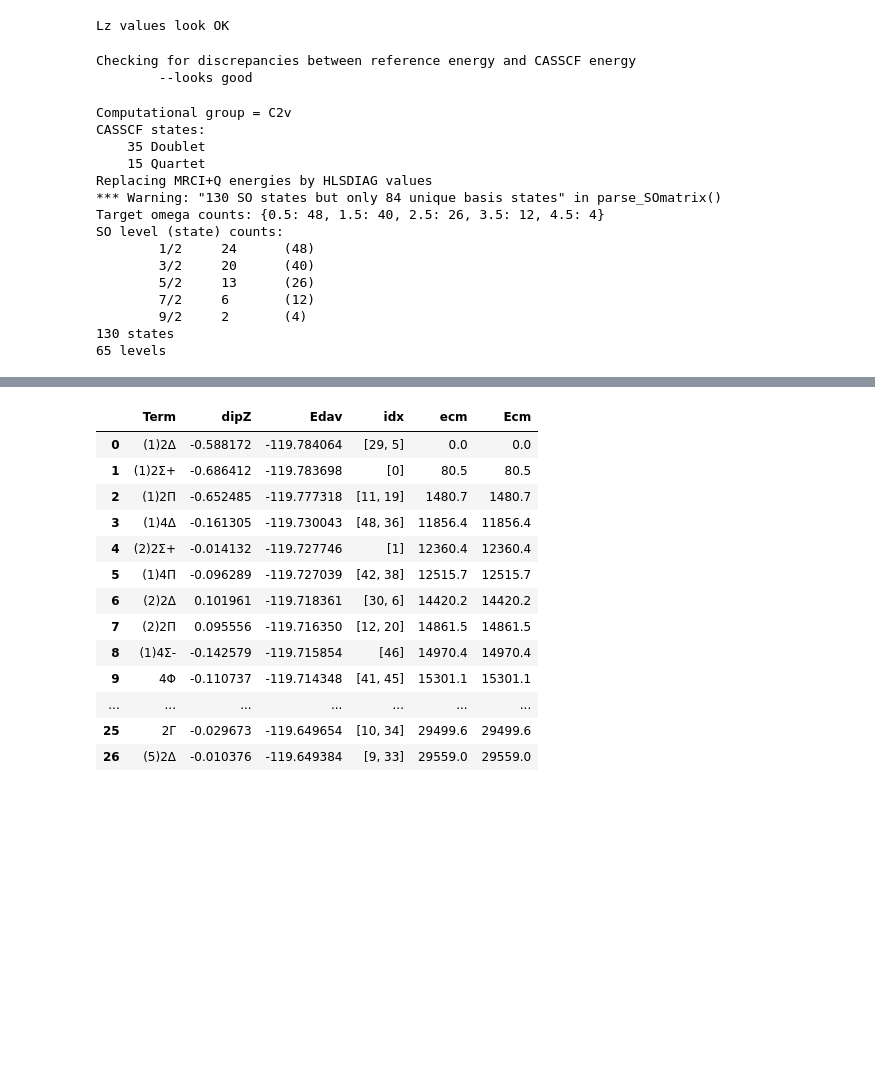
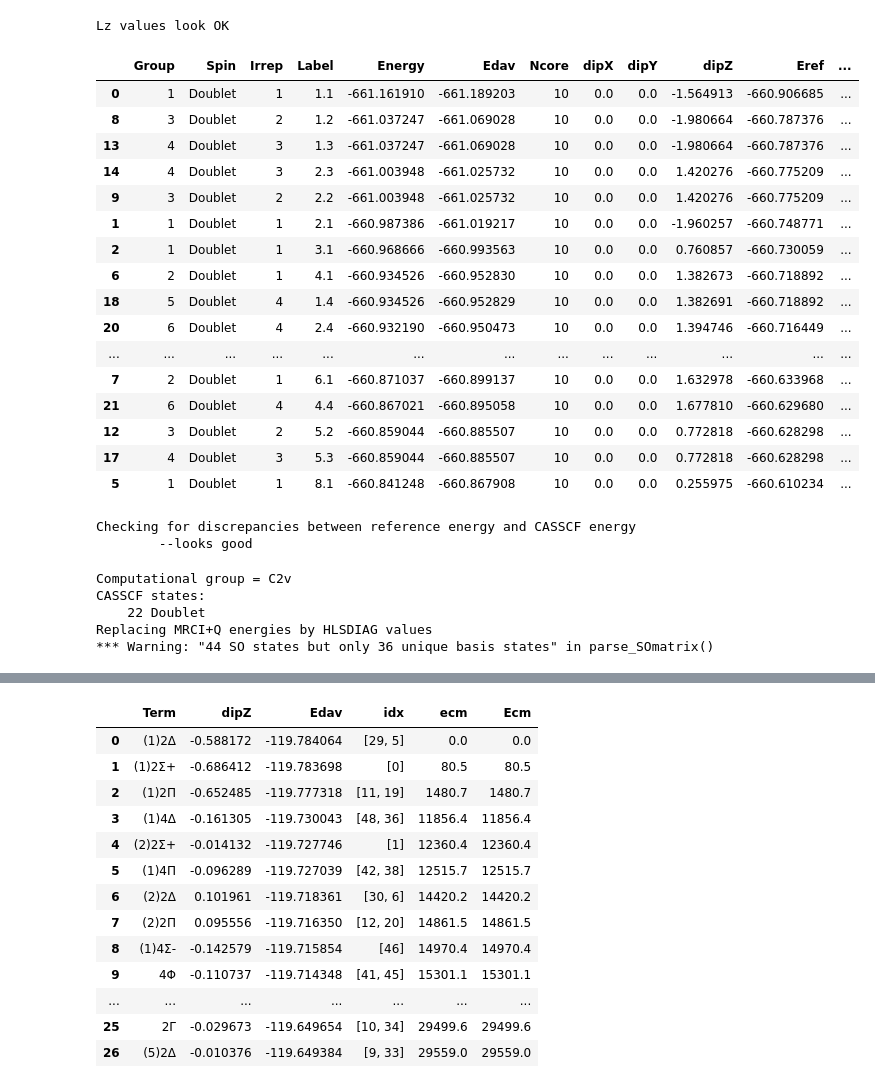
Before and after one commit to kkinist/diatomic_SOC, a Jupyter notebook: SOCI_assign_with_props_c2v.ipynb, the cells around one changed output, grey strips where cells are left out. Saved outputs shown, nothing was run; the diff lists cells and outputs as text; code cells hidden in the pictures; blank space fills up the shorter version.

```diff
--- a/SOCI_assign_with_props_c2v.ipynb
+++ b/SOCI_assign_with_props_c2v.ipynb
@@ -18,5 +18,7 @@ import chem_subs as chem
 pd.set_option('display.width', 1000)
 # %%
 fsoci = 'ac5z_hybB_r2p2444_lz.pro'
+fsoci = '../UMemphis/mgcl-equil-karl-block.pro'
+#fsoci = '../UMemphis/mgcl_small4.pro'
 print('Will read SO-CI info from file: {:s}'.format(fsoci))
 # %% [output]
@@ -130,6 +149,27 @@ for m in cilist:
     m.transfer_lz(CAS.results)
 mrci = [mpr.MRCIstate(row) for m in cilist for (irow, row) in m.results.iterrows()]
 dfci = mpr.combineMRCI(cilist)
+# %%
+dfci['ecm'] = np.round( (dfci.Edav - dfci.Edav.min()) * chem.AU2CM, 1)
+dfci.sort_values('Edav')
+# %% [output]
+|  | Group | Spin | Irrep | Label | Energy | Edav | Ncore | dipX | dipY | dipZ | Eref | ... |
+| 0 | 1 | Doublet | 1 | 1.1 | -661.161910 | -661.189203 | 10 | 0.0 | 0.0 | -1.564913 | -660.906685 | ... |
+| 8 | 3 | Doublet | 2 | 1.2 | -661.037247 | -661.069028 | 10 | 0.0 | 0.0 | -1.980664 | -660.787376 | ... |
+| 13 | 4 | Doublet | 3 | 1.3 | -661.037247 | -661.069028 | 10 | 0.0 | 0.0 | -1.980664 | -660.787376 | ... |
+| 14 | 4 | Doublet | 3 | 2.3 | -661.003948 | -661.025732 | 10 | 0.0 | 0.0 | 1.420276 | -660.775209 | ... |
+| 9 | 3 | Doublet | 2 | 2.2 | -661.003948 | -661.025732 | 10 | 0.0 | 0.0 | 1.420276 | -660.775209 | ... |
+| 1 | 1 | Doublet | 1 | 2.1 | -660.987386 | -661.019217 | 10 | 0.0 | 0.0 | -1.960257 | -660.748771 | ... |
+| 2 | 1 | Doublet | 1 | 3.1 | -660.968666 | -660.993563 | 10 | 0.0 | 0.0 | 0.760857 | -660.730059 | ... |
+| 6 | 2 | Doublet | 1 | 4.1 | -660.934526 | -660.952830 | 10 | 0.0 | 0.0 | 1.382673 | -660.718892 | ... |
+| 18 | 5 | Doublet | 4 | 1.4 | -660.934526 | -660.952829 | 10 | 0.0 | 0.0 | 1.382691 | -660.718892 | ... |
+| 20 | 6 | Doublet | 4 | 2.4 | -660.932190 | -660.950473 | 10 | 0.0 | 0.0 | 1.394746 | -660.716449 | ... |
+| ... | ... | ... | ... | ... | ... | ... | ... | ... | ... | ... | ... | ... |
+| 7 | 2 | Doublet | 1 | 6.1 | -660.871037 | -660.899137 | 10 | 0.0 | 0.0 | 1.632978 | -660.633968 | ... |
+| 21 | 6 | Doublet | 4 | 4.4 | -660.867021 | -660.895058 | 10 | 0.0 | 0.0 | 1.677810 | -660.629680 | ... |
+| 12 | 3 | Doublet | 2 | 5.2 | -660.859044 | -660.885507 | 10 | 0.0 | 0.0 | 0.772818 | -660.628298 | ... |
+| 17 | 4 | Doublet | 3 | 5.3 | -660.859044 | -660.885507 | 10 | 0.0 | 0.0 | 0.772818 | -660.628298 | ... |
+| 5 | 1 | Doublet | 1 | 8.1 | -660.841248 | -660.867908 | 10 | 0.0 | 0.0 | 0.255975 | -660.610234 | ... |
 # %%
 # check for erroneously repeated CI roots
 tol = 1.e-6
@@ -160,22 +200,9 @@ Checking for discrepancies between reference energy and CASSCF energy
 # read SO-CI
 SOCI = mpr.fullmatSOCI(fsoci, hybrid=True)
 dfterms = SOCI.average_terms()
-ok = SOCI.assign_omega(ordering='up', failure='OK')
-if not ok:
-    print('\n*** OMEGA ASSIGNMENTS FAILED ***')
 # %% [output]
 Computational group = C2v
 CASSCF states:
-    35 Doublet
-    15 Quartet
+    22 Doublet
 Replacing MRCI+Q energies by HLSDIAG values
-*** Warning: "130 SO states but only 84 unique basis states" in parse_SOmatrix()
-Target omega counts: {0.5: 48, 1.5: 40, 2.5: 26, 3.5: 12, 4.5: 4}
-SO level (state) counts:
-        1/2     24      (48)
-        3/2     20      (40)
-        5/2     13      (26)
-        7/2     6       (12)
-        9/2     2       (4)
-130 states
-65 levels
+*** Warning: "44 SO states but only 36 unique basis states" in parse_SOmatrix()
```
Also changed, not shown: parts of 24 cells of this notebook.
